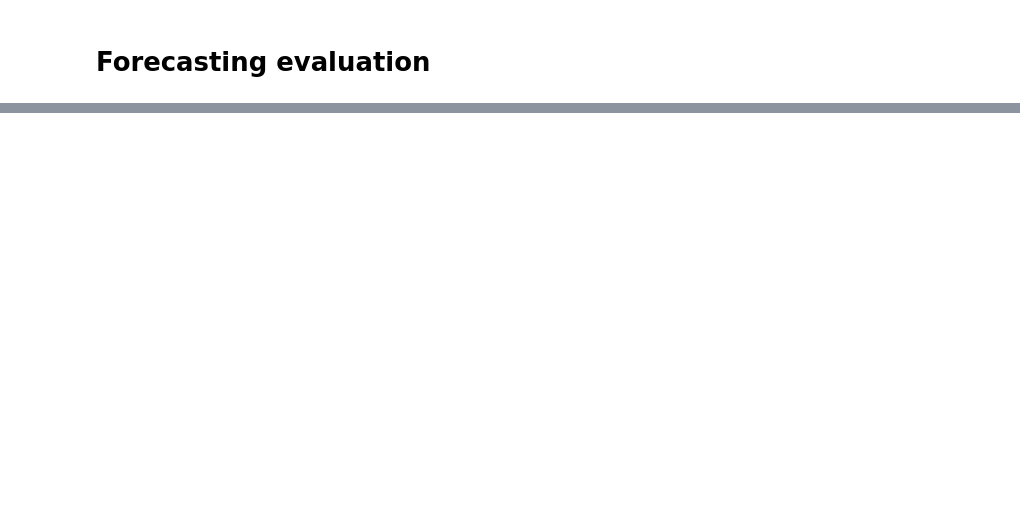
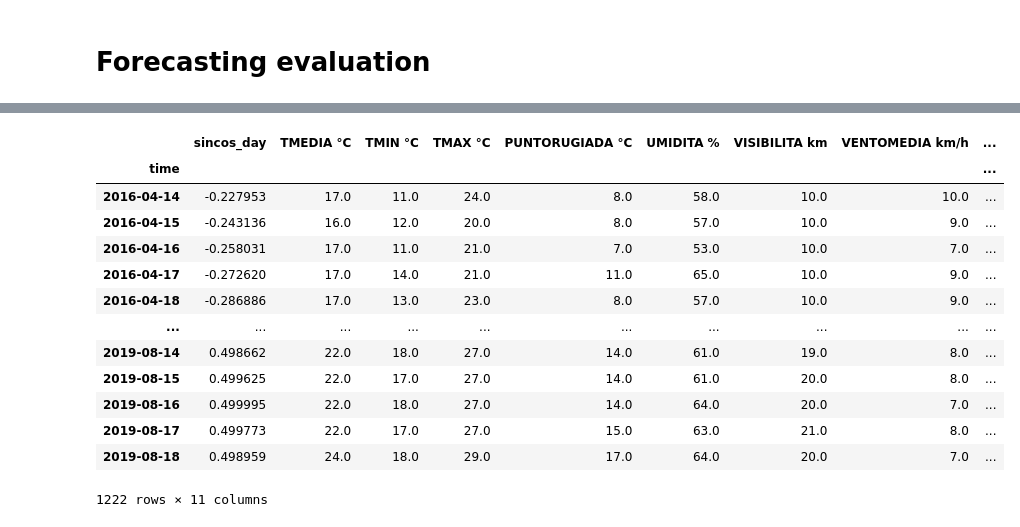
Before and after one commit to geriskenderi/EXO-LSTM, a Jupyter notebook: code/Thesis Forecasting - Daily Sales.ipynb, the cells around one changed output, grey strips where cells are left out. Drawn from its saved outputs; the diff is of its cells as text; code cells hidden in the pictures; blank space fills up the shorter version.

```diff
--- a/code/Thesis Forecasting - Daily Sales.ipynb
+++ b/code/Thesis Forecasting - Daily Sales.ipynb
@@ -68,13 +68,8 @@ Turin sales data: (1460, 1)
 def augment_store_data (store_df, loc_weather_df):
     ## STORE DATA
     store_daily_totals = store_df.copy(deep=True)
+    # No pre-processing or cleaning needed, we are sure there are no missing values for each present day
 
-    # No pre-processing needed, we are sure there are no missing values for each present day
-    day_yearly_nr = np.array(list(map(int, store_daily_totals.index.strftime('%j').tolist())))
-    nrm_days = day_yearly_nr/365
-    store_daily_totals["sin_day"] =  np.sin((day_yearly_nr/365) * 2*np.pi)
-    store_daily_totals["cos_day"] = np.cos((day_yearly_nr/365) * 2*np.pi)
-    store_daily_totals["sincos_day"] = np.sin((day_yearly_nr/365) * 2*np.pi) * np.cos((day_yearly_nr/365) * 2*np.pi)
     ## WEATHER DATA
     # We won't be using the following cols (nan vals or categorical)
     loc_weather_df = loc_weather_df.drop(["LOCALITA", "PRESSIONEMEDIA mb", "PIOGGIA mm", "FENOMENI"], axis=1)
@@ -83,6 +78,11 @@ def augment_store_data (store_df, loc_weather_df):
     # Here we add exogenous data we run the train the network with and without these new data.
     # If the prediction improves then we are looking at leading indicator and better forecast accuracy.
     store_daily_weather_augmented = store_daily_totals.copy(deep=True)
+    day_yearly_nr = np.array(list(map(int, store_daily_totals.index.strftime('%j').tolist())))
+    nrm_days = day_yearly_nr/365
+    store_daily_weather_augmented["sin_day"] =  np.sin((day_yearly_nr/365) * 2*np.pi)
+    store_daily_weather_augmented["cos_day"] = np.cos((day_yearly_nr/365) * 2*np.pi)
+    store_daily_weather_augmented["sincos_day"] = np.sin((day_yearly_nr/365) * 2*np.pi) * np.cos((day_yearly_nr/365) * 2*np.pi)
     for w_col in loc_weather_df.columns:
         store_daily_weather_augmented[w_col] = loc_weather_df.loc[:, w_col]
 
@@ -116,22 +116,11 @@ Rome + exogenous data shape: (1460, 14)
 ## Create dicts for different store data
 datasets = {
     "Milan": milan_daily_augmented,
-    #"Turin": turin_daily_augmented,
-    #"Rome": rome_daily_augmented
+    "Turin": turin_daily_augmented,
+    "Rome": rome_daily_augmented
 }
+# %%
+for dataset in datasets:
+    datasets[dataset].to_csv(dataset+".csv")
 # %% [markdown]
 # Data Visualization and Exploration
-# %%
-# Correlation in the data with added exogenous variables: Spearman Correlation
-for dataset in datasets:
-    default_s_corr = datasets[dataset].corr(method="spearman")
-    plt.figure(figsize=(10,8))
-    sns.heatmap(data=default_s_corr, cmap="YlOrRd", annot=True, linewidths=.1)
-    plt.title("Correlation for "+ dataset+" data")
-    plt.show()
-
-    def_p_val_matrix = calculate_pvalues(datasets[dataset], lag=0)
-    plt.figure(figsize=(10,8))
-    sns.heatmap(data=def_p_val_matrix, annot=True, linewidths=.1)
-    plt.title("P-Vals for above correlation data")
-    plt.show()
@@ -532,0 +517,17 @@ IndexError: index 98 is out of bounds for axis 0 with size 87
+# %%
+train.iloc[:,list(range(4,full_dataset.shape[1]-8))]
+# %% [output]
+|  | sincos_day | TMEDIA °C | TMIN °C | TMAX °C | PUNTORUGIADA °C | UMIDITA % | VISIBILITA km | VENTOMEDIA km/h | ... |
+| time |  |  |  |  |  |  |  |  | ... |
+| 2016-04-14 | -0.227953 | 17.0 | 11.0 | 24.0 | 8.0 | 58.0 | 10.0 | 10.0 | ... |
+| 2016-04-15 | -0.243136 | 16.0 | 12.0 | 20.0 | 8.0 | 57.0 | 10.0 | 9.0 | ... |
+| 2016-04-16 | -0.258031 | 17.0 | 11.0 | 21.0 | 7.0 | 53.0 | 10.0 | 7.0 | ... |
+| 2016-04-17 | -0.272620 | 17.0 | 14.0 | 21.0 | 11.0 | 65.0 | 10.0 | 9.0 | ... |
+| 2016-04-18 | -0.286886 | 17.0 | 13.0 | 23.0 | 8.0 | 57.0 | 10.0 | 9.0 | ... |
+| ... | ... | ... | ... | ... | ... | ... | ... | ... | ... |
+| 2019-08-14 | 0.498662 | 22.0 | 18.0 | 27.0 | 14.0 | 61.0 | 19.0 | 8.0 | ... |
+| 2019-08-15 | 0.499625 | 22.0 | 17.0 | 27.0 | 14.0 | 61.0 | 20.0 | 8.0 | ... |
+| 2019-08-16 | 0.499995 | 22.0 | 18.0 | 27.0 | 14.0 | 64.0 | 20.0 | 7.0 | ... |
+| 2019-08-17 | 0.499773 | 22.0 | 17.0 | 27.0 | 15.0 | 63.0 | 21.0 | 8.0 | ... |
+| 2019-08-18 | 0.498959 | 24.0 | 18.0 | 29.0 | 17.0 | 64.0 | 20.0 | 7.0 | ... |
+1222 rows × 11 columns
```
Also changed, not shown: parts of 14 cells of this notebook, 14 other files.
